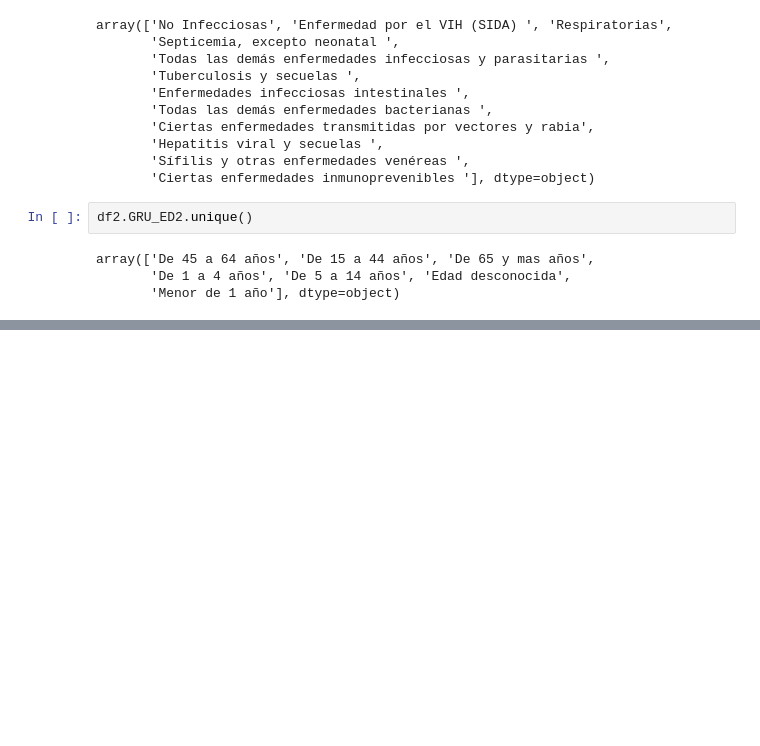
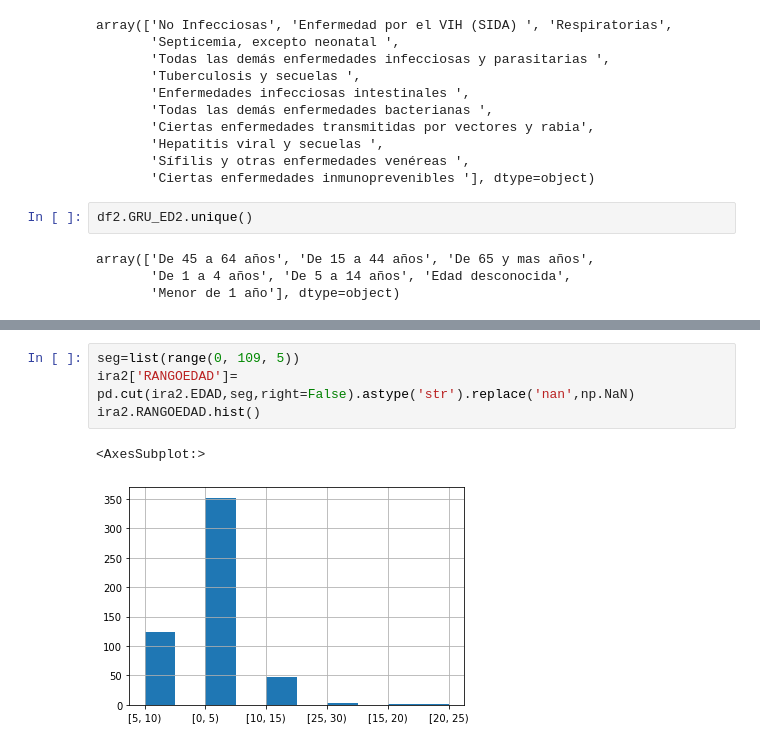
Before and after one commit to Santivg/DS4A-Team14, a Jupyter notebook: notebooks/EDA_Nofetal.ipynb, the cells around one changed output, grey strips where cells are left out. Saved outputs shown, nothing was run; the diff lists cells and outputs as text; blank space fills up the shorter version.

```diff
--- a/notebooks/EDA_Nofetal.ipynb
+++ b/notebooks/EDA_Nofetal.ipynb
@@ -306,0 +438,7 @@ df3.Dpto=df3.Dpto.replace({'Archipiélago de San Andrés, Providencia y Santa Ca
+# %%
+seg=list(range(0, 109, 5))
+ira2['RANGOEDAD']= pd.cut(ira2.EDAD,seg,right=False).astype('str').replace('nan',np.NaN)
+ira2.RANGOEDAD.hist()
+# %% [output]
+<AxesSubplot:>
+[figure, added]
```
Also changed, not shown: parts of 37 cells of this notebook, 6 other files.
